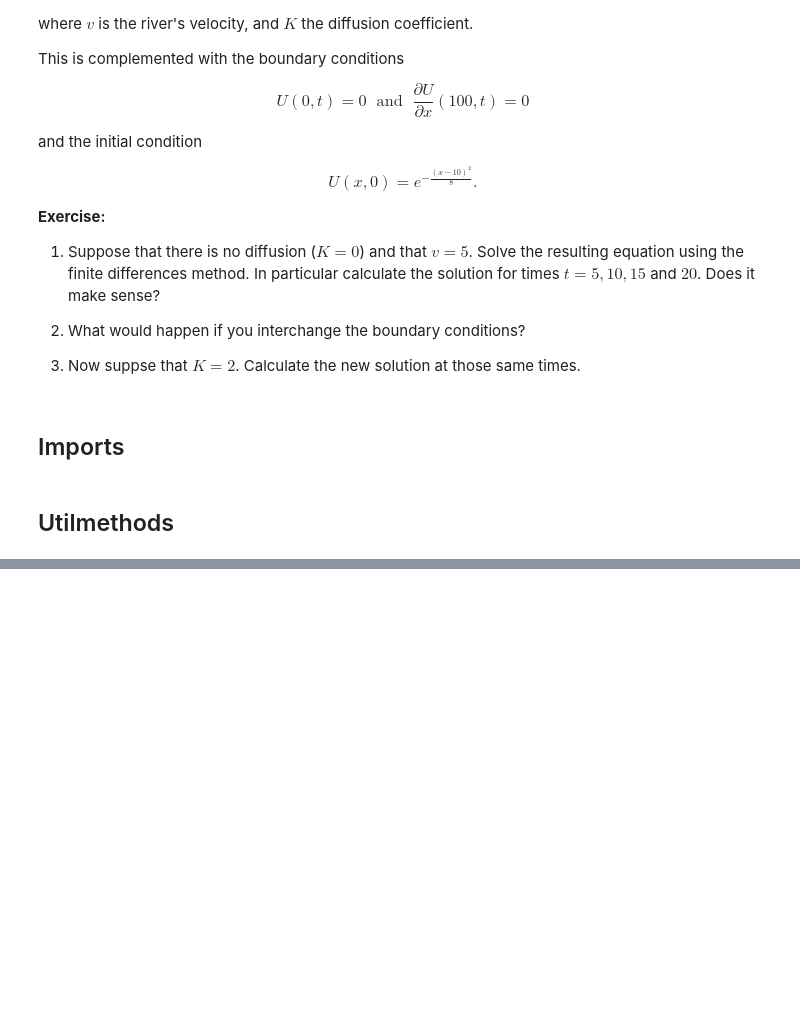
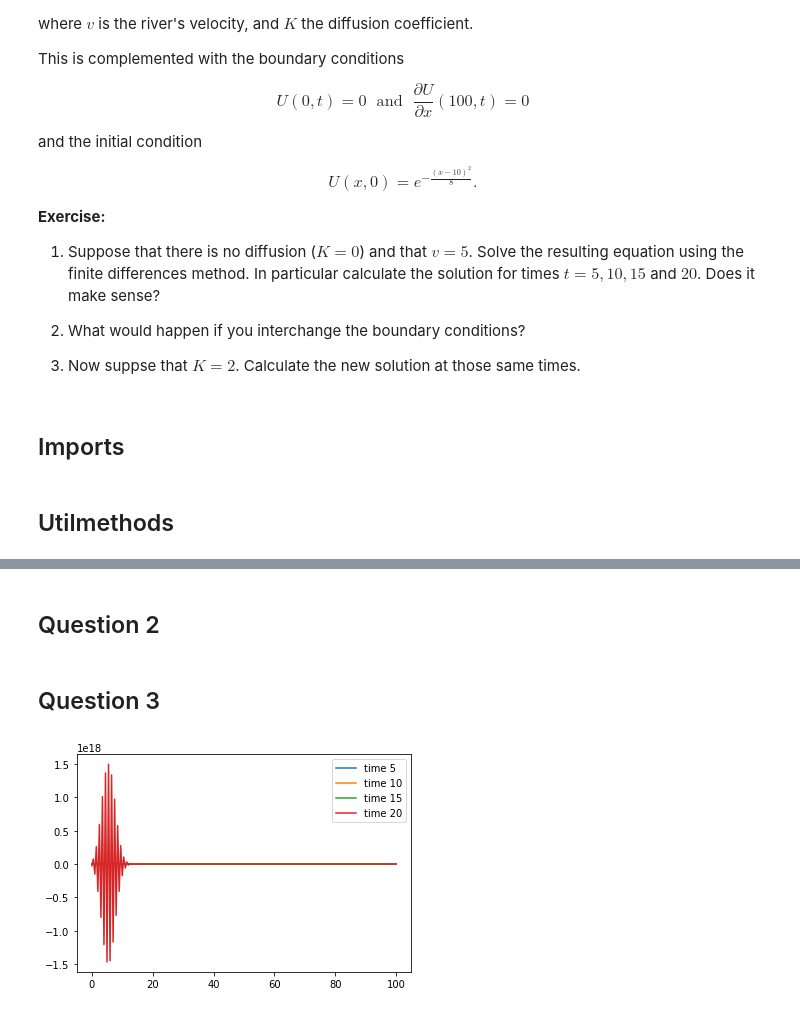
Before and after one commit to LuisGMM/UC3M-NUMERICAL-METHODS-Practices, a Jupyter notebook: src/Practices/Practice_12_21-22.ipynb, the cells around one changed output, grey strips where cells are left out. Saved outputs shown, nothing was run; the diff lists cells and outputs as text; code cells hidden in the pictures; blank space fills up the shorter version.

```diff
--- a/src/Practices/Practice_12_21-22.ipynb
+++ b/src/Practices/Practice_12_21-22.ipynb
@@ -72,0 +104,2 @@ for ti in (5, 10, 15, 20):
+# %% [markdown]
+## Question 2
@@ -72,0 +108,10 @@ for ti in (5, 10, 15, 20):
+# %% [markdown]
+## Question 3
+# %%
+for ti in (5, 10, 15, 20):
+    sol, x, t = advection_diffusion_bwd(v=5, K=2, t0=0, tf=ti, x0=0, xf=100, u0=lambda x: np.exp(-(x-10)**2/8), k=0.1, h=0.5)
+
+    plt.plot(x, sol[:, -1], label=f'time {ti}')
+    plt.legend()
+# %% [output]
+[figure, added]
```
Also changed, not shown: parts of 4 cells of this notebook.
